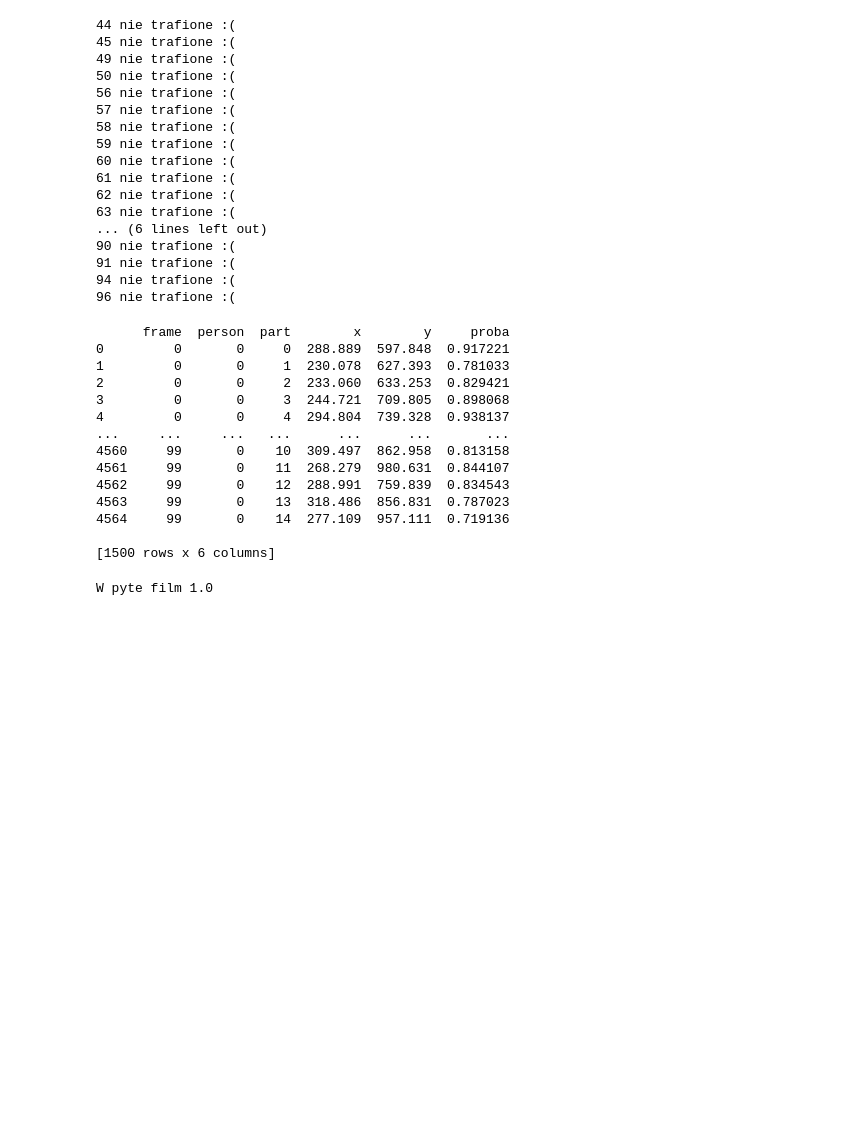
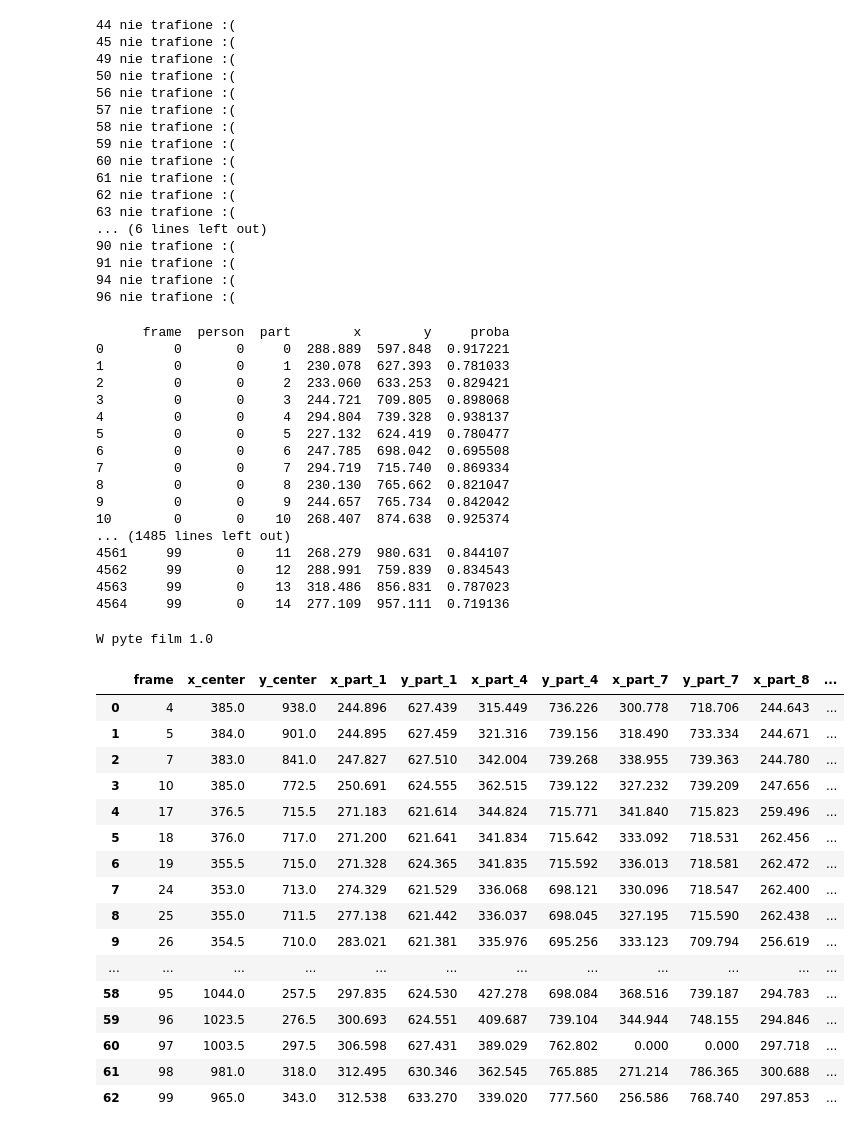
Before and after one commit to pparkitny/basketball-projection-analysis-AI, a Jupyter notebook: Analiza.ipynb, the cells around one changed output. Drawn from its saved outputs; the diff is of its cells as text; code cells hidden in the pictures; blank space fills up the shorter version.

```diff
--- a/Analiza.ipynb
+++ b/Analiza.ipynb
@@ -9,7 +7,7 @@ Mounted at /content/drive
 import json
 data = []
 
-with open('/content/drive/MyDrive/Y_OP/VID_20201110_170806-yolo.json') as json_file:
+with open('/content/drive/MyDrive/Y_OP/Test1/VID_20201110_170806-yolo.json') as json_file:
   data = json.load(json_file)
 # %%
 import pandas as pd
@@ -39,6 +37,8 @@ gproba_pp= people[people['proba'] > 80]
 # połączenie trzech dataframe w jedno
 df=pd.concat([gproba_pp, gproba_ball,gproba_rim])
 
+df_yolo_all=pd.concat([gproba_pp, gproba_ball,gproba_rim])
+
 all_good = df['object'].value_counts()
 print(all_good) # drukuje prawidłowe
 # %% [output]
@@ -149,7 +149,7 @@ for n in good_frames:
 96 nie trafione :(
 # %%
 #pobranie dataframe openpose
-with open('/content/drive/MyDrive/Y_OP/VID_20201110_170806-openpose.json') as json_file:
+with open('/content/drive/MyDrive/Y_OP/Test1/VID_20201110_170806-openpose.json') as json_file:
   data_op = json.load(json_file)
 
 df_rows = list()
@@ -159,7 +159,7 @@ for frame_id, frame in enumerate(data_op):
       df_rows.append([frame_id, person_id, part_id, *part])
 
 df_op = pd.DataFrame(df_rows, columns=["frame", "person", "part", "x", "y", "proba"])
-
+df_op_all = pd.DataFrame(df_rows, columns=["frame", "person", "part", "x", "y", "proba"])
 # usuwanie klatek w których YOLO nie wykryło 3 dobrych obiektów
 #   (tymczasowo usunięte bo chyba lepiej wykrywać czy punkt z op znajduje się w kwadracie z YOLO na każdej klatce)
 # for i in bad_frames:
@@ -183,7 +183,7 @@ for frame_id, df_frame in df_op.groupby("frame"):
     probas.append(df_person['proba'].mean())
   person_correct_id = probas.index(max(probas))
   df_op = df_op[(df_op["frame"] != frame_id) | ((df_op["frame"] == frame_id) & (df_op["person"] == person_correct_id))]
-
+  df_op_all = df_op[(df_op["frame"] != frame_id) | ((df_op["frame"] == frame_id) & (df_op["person"] == person_correct_id))]
 # jaka osoba została na klatce
 #for frame_id, df_frame in df_op.groupby("frame"):
 #   print(df_frame["person"].unique())
@@ -196,14 +196,17 @@ print(df_op)
 2         0       0     2  233.060  633.253  0.829421
 3         0       0     3  244.721  709.805  0.898068
 4         0       0     4  294.804  739.328  0.938137
-...     ...     ...   ...      ...      ...       ...
-4560     99       0    10  309.497  862.958  0.813158
+5         0       0     5  227.132  624.419  0.780477
+6         0       0     6  247.785  698.042  0.695508
+7         0       0     7  294.719  715.740  0.869334
+8         0       0     8  230.130  765.662  0.821047
+9         0       0     9  244.657  765.734  0.842042
+10        0       0    10  268.407  874.638  0.925374
+... (1485 lines left out)
 4561     99       0    11  268.279  980.631  0.844107
 4562     99       0    12  288.991  759.839  0.834543
 4563     99       0    13  318.486  856.831  0.787023
 4564     99       0    14  277.109  957.111  0.719136
-
-[1500 rows x 6 columns]
 # %%
 # Sprawdzamy czy człowiek jest w człowieku xd
 one_frame_yolo = df[(df['frame'].isin(good_frames)) & (df['object'] == 'people')]
@@ -225,3 +228,50 @@ else:
   print("Dej nowy", person_ratio)
 # %% [output]
 W pyte film 1.0
+# %%
+yolo_ball_frames = []  # lista dobrych ramek
+for frame_id, df_frame in df_yolo_all.groupby("frame"):
+  ball_counter = df_frame['object'].value_counts()
+  if 'ball' in ball_counter.index and ball_counter.loc['ball'] == 1:
+    yolo_ball_frames.append(frame_id)
+
+df_yolo_all=df_yolo_all[(df_yolo_all["object"] == 'ball') & (df_yolo_all['frame'].isin(yolo_ball_frames))]
+
+# środek piłki
+df_yolo_all['x_center'] = (df_yolo_all['x1'] + df_yolo_all['x2'])/2
+df_yolo_all['y_center'] = (df_yolo_all['y1'] + df_yolo_all['y2'])/2
+
+df_op_all = df_op_all[(df_op_all['frame'].isin(yolo_ball_frames)) & (df_op_all['part'].isin([1, 4, 7, 8]))] # klatki
+
+dict_x_y = {} # słownik częsci ciała
+def part_x_y(d, frame_id, part_id, p_x, p_y): # d - słownik
+  frame_key = 'frame_' + str(frame_id) # klucz słownika
+  part_key = '_part_' + str(part_id) # nazwa części ciała - klucz
+  if frame_key not in d.keys():
+    d[frame_key] = {'frame': frame_id} # jeśli ramki nie ma to musi ją utworzyć w słowniku
+  d[frame_key]['x' + part_key] = p_x # współrzędna x
+  d[frame_key]['y' + part_key] = p_y # współrzędna y
+
+_ = [part_x_y(dict_x_y, *row) for row in zip(df_op_all['frame'], df_op_all['part'], df_op_all['x'], df_op_all['y'])] # wyrażenie listowe
+
+df_concat = pd.merge(df_yolo_all, pd.DataFrame(list(dict_x_y.values())), how='inner', on='frame')
+df_concat.drop(['object', 'proba', 'x1', 'y1', 'x2', 'y2'], axis=1, inplace=True)
+df_concat
+# %% [output]
+|  | frame | x_center | y_center | x_part_1 | y_part_1 | x_part_4 | y_part_4 | x_part_7 | y_part_7 | x_part_8 | ... |
+| 0 | 4 | 385.0 | 938.0 | 244.896 | 627.439 | 315.449 | 736.226 | 300.778 | 718.706 | 244.643 | ... |
+| 1 | 5 | 384.0 | 901.0 | 244.895 | 627.459 | 321.316 | 739.156 | 318.490 | 733.334 | 244.671 | ... |
+| 2 | 7 | 383.0 | 841.0 | 247.827 | 627.510 | 342.004 | 739.268 | 338.955 | 739.363 | 244.780 | ... |
+| 3 | 10 | 385.0 | 772.5 | 250.691 | 624.555 | 362.515 | 739.122 | 327.232 | 739.209 | 247.656 | ... |
+| 4 | 17 | 376.5 | 715.5 | 271.183 | 621.614 | 344.824 | 715.771 | 341.840 | 715.823 | 259.496 | ... |
+| 5 | 18 | 376.0 | 717.0 | 271.200 | 621.641 | 341.834 | 715.642 | 333.092 | 718.531 | 262.456 | ... |
+| 6 | 19 | 355.5 | 715.0 | 271.328 | 624.365 | 341.835 | 715.592 | 336.013 | 718.581 | 262.472 | ... |
+| 7 | 24 | 353.0 | 713.0 | 274.329 | 621.529 | 336.068 | 698.121 | 330.096 | 718.547 | 262.400 | ... |
+| 8 | 25 | 355.0 | 711.5 | 277.138 | 621.442 | 336.037 | 698.045 | 327.195 | 715.590 | 262.438 | ... |
+| 9 | 26 | 354.5 | 710.0 | 283.021 | 621.381 | 335.976 | 695.256 | 333.123 | 709.794 | 256.619 | ... |
+| ... | ... | ... | ... | ... | ... | ... | ... | ... | ... | ... | ... |
+| 58 | 95 | 1044.0 | 257.5 | 297.835 | 624.530 | 427.278 | 698.084 | 368.516 | 739.187 | 294.783 | ... |
+| 59 | 96 | 1023.5 | 276.5 | 300.693 | 624.551 | 409.687 | 739.104 | 344.944 | 748.155 | 294.846 | ... |
+| 60 | 97 | 1003.5 | 297.5 | 306.598 | 627.431 | 389.029 | 762.802 | 0.000 | 0.000 | 297.718 | ... |
+| 61 | 98 | 981.0 | 318.0 | 312.495 | 630.346 | 362.545 | 765.885 | 271.214 | 786.365 | 300.688 | ... |
+| 62 | 99 | 965.0 | 343.0 | 312.538 | 633.270 | 339.020 | 777.560 | 256.586 | 768.740 | 297.853 | ... |
```
Also changed, not shown: parts of 4 cells of this notebook.
